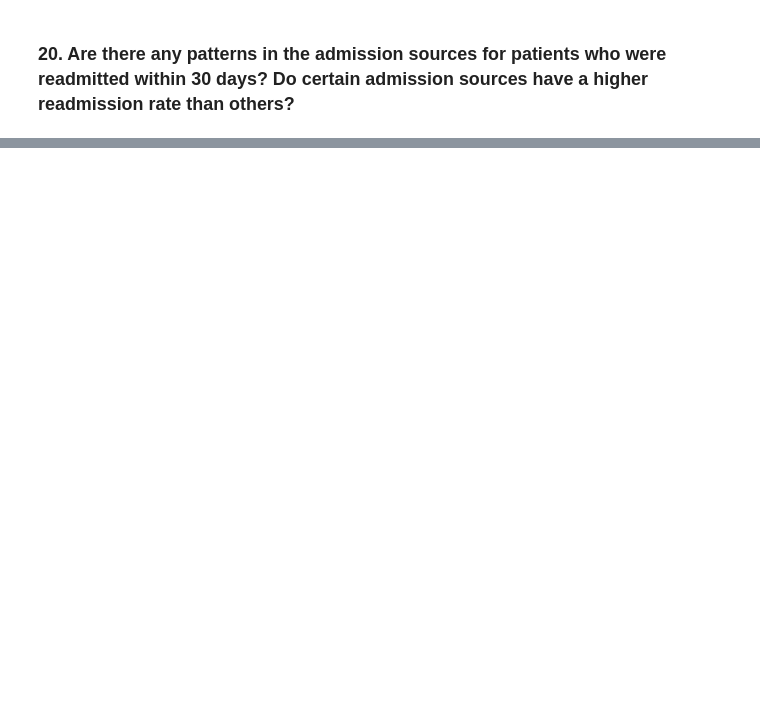
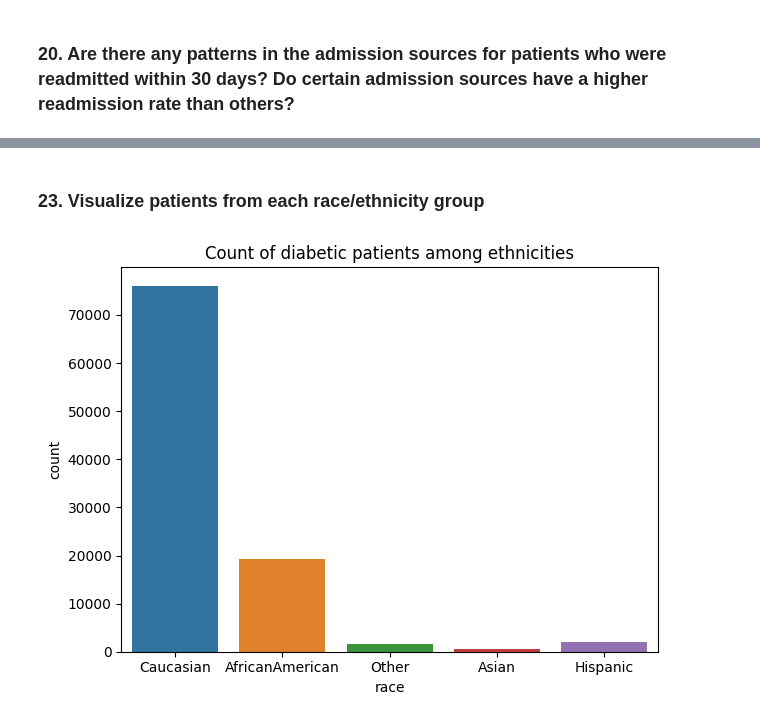
Before and after one commit to Thomas-George-T/Diabetic-Readmission-Exploration, a Jupyter notebook: Diabetic-Readmissions-Exploration.ipynb, the cells around one changed output, grey strips where cells are left out. Drawn from its saved outputs; the diff is of its cells as text; code cells hidden in the pictures; blank space fills up the shorter version.

```diff
--- a/Diabetic-Readmissions-Exploration.ipynb
+++ b/Diabetic-Readmissions-Exploration.ipynb
@@ -632,0 +714,8 @@ plt.xticks(rotation=90);
+# %% [markdown]
+<h3> 23. Visualize patients from each race/ethnicity group</h3>
+# %%
+sns.countplot(data=data_df, x='race')
+plt.title("Count of diabetic patients among ethnicities")
+plt.tight_layout();
+# %% [output]
+[figure, added]
```
Also changed, not shown: parts of 48 cells of this notebook, 2 other files.
